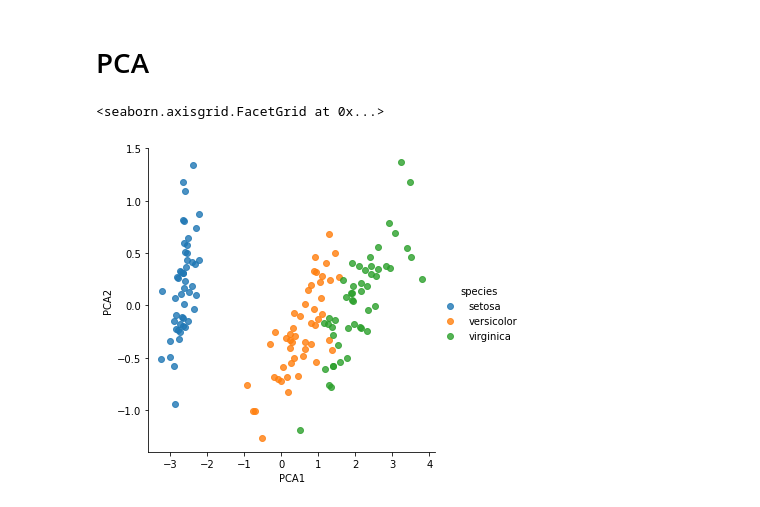
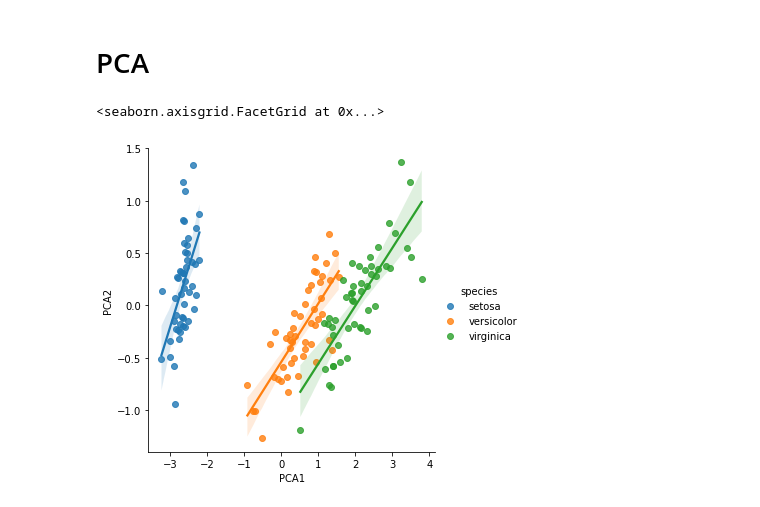
Before and after one commit to banshee0716/Data-Science-Handbook-practice, a Jupyter notebook: practice.ipynb, the cells around one changed output. Saved outputs shown, nothing was run; the diff lists cells and outputs as text; code cells hidden in the pictures.

```diff
--- a/practice.ipynb
+++ b/practice.ipynb
@@ -139,7 +139,7 @@ X_2D = model.transform(X_iris)#將資料轉化為二維
 # %%
 df["PCA1"] = X_2D[:,0]
 df["PCA2"] = X_2D[:,1]
-sns.lmplot("PCA1","PCA2",hue="species",data = df,fit_reg=False)
+sns.lmplot("PCA1","PCA2",hue="species",data = df)#,fit_reg=False
 # %% [output]
 <seaborn.axisgrid.FacetGrid at 0x...>
-[figure, old version]
+[figure, new version]
```
Also changed, not shown: parts of 3 cells of this notebook.
